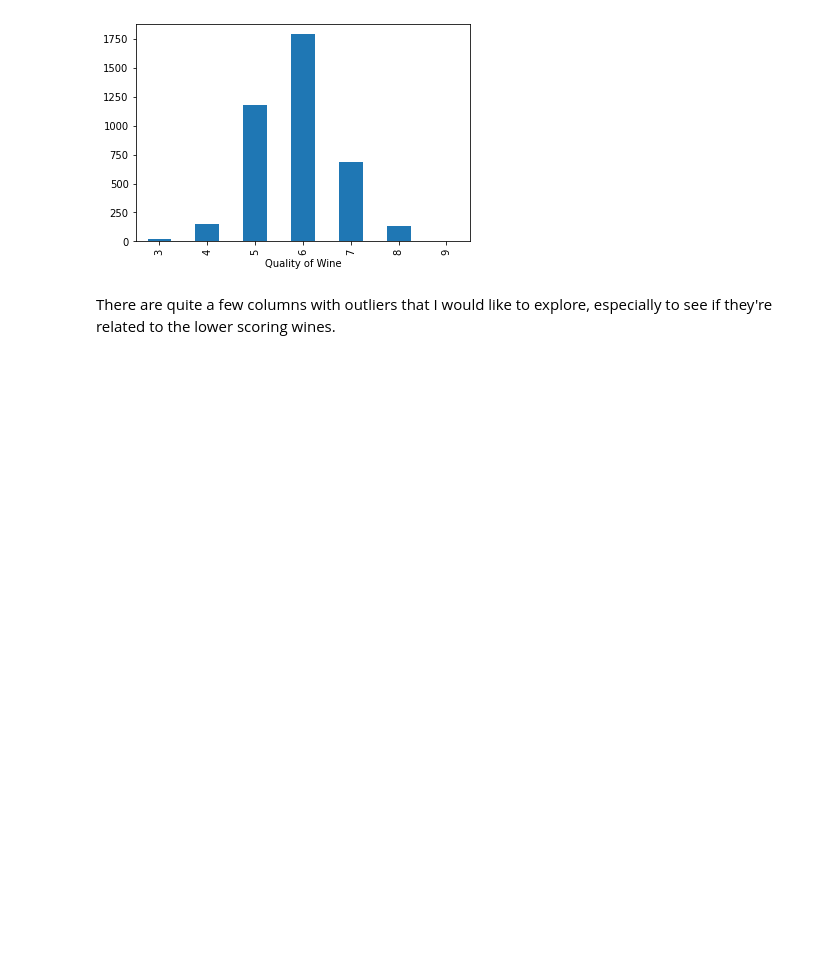
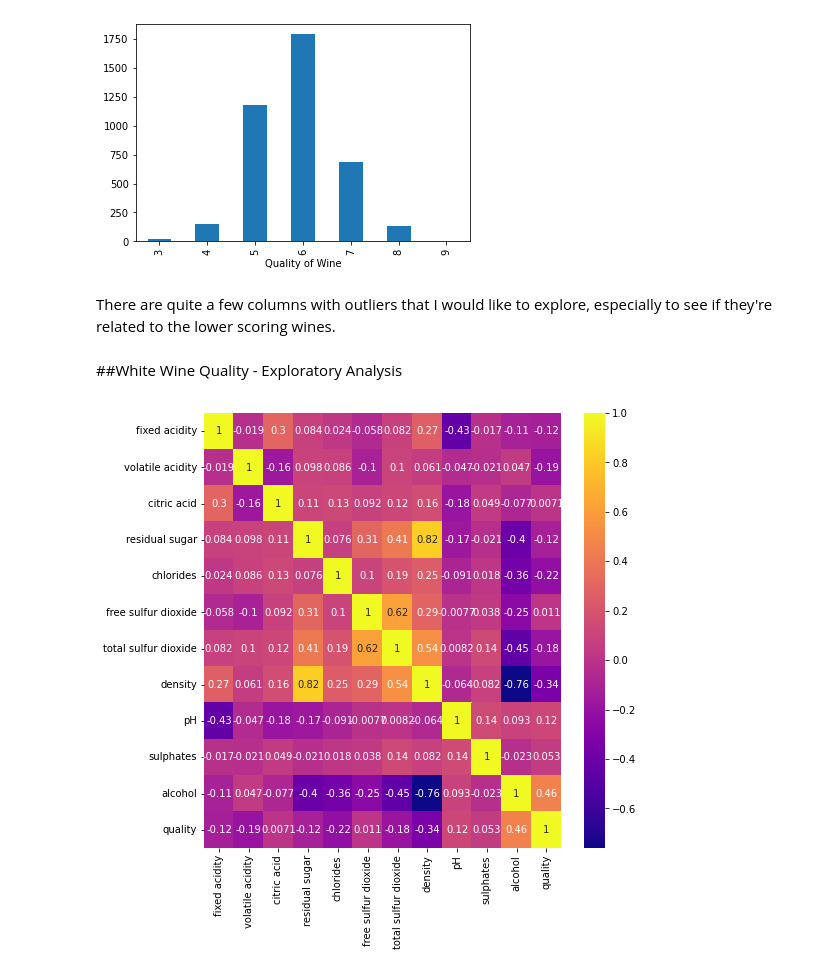
Before and after one commit to LauraDimaria/Project_2, a Jupyter notebook: White_Wine_Quality.ipynb, the cells around one changed output. Cells and saved outputs as stored; diff of their text form; code cells hidden in the pictures; blank space fills up the shorter version.

```diff
--- a/White_Wine_Quality.ipynb
+++ b/White_Wine_Quality.ipynb
@@ -164,3 +165,11 @@ plt.xlabel('Quality of Wine');
 [figure]
 # %% [markdown]
 There are quite a few columns with outliers that I would like to explore, especially to see if they're related to the lower scoring wines.
+# %% [markdown]
+##White Wine Quality - Exploratory Analysis
+# %%
+corr = df.corr()
+plt.figure(figsize = (8, 8))
+sns.heatmap(corr, cmap='plasma', annot=True);
+# %% [output]
+[figure, added]
```
Also changed, not shown: parts of 11 cells of this notebook.
